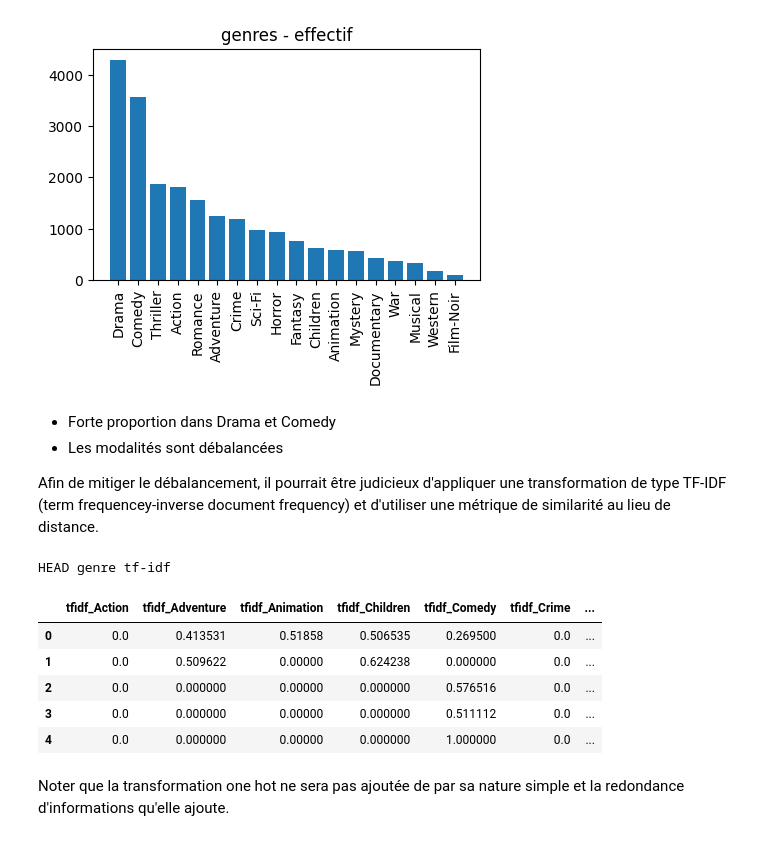
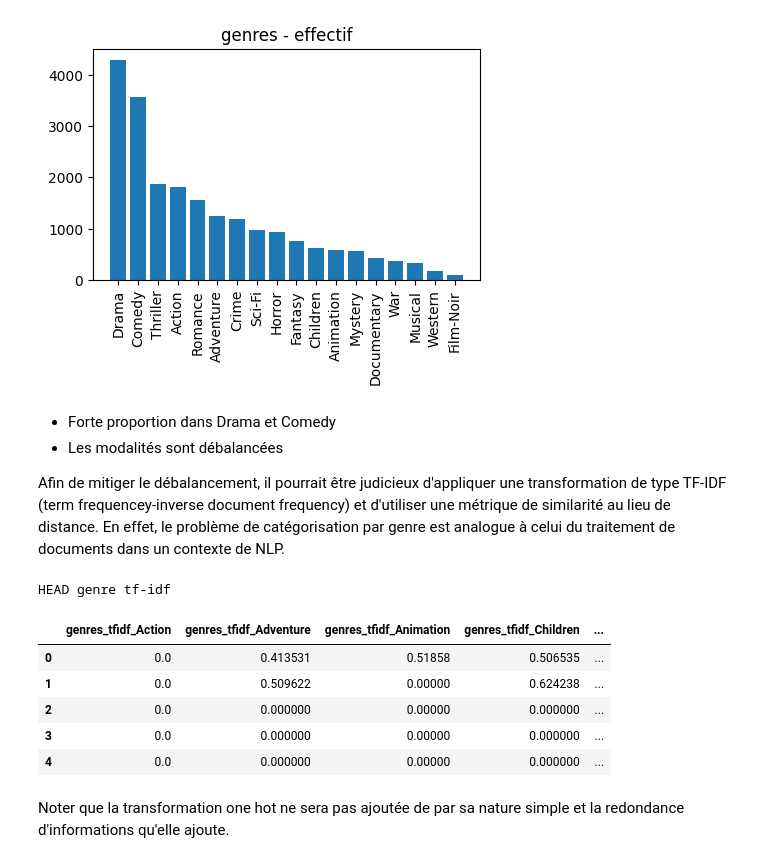
Before and after one commit to jfgagnon00/MovieLens, a Jupyter notebook: A56.ipynb, the cells around one changed output. Drawn from its saved outputs; the diff is of its cells as text; code cells hidden in the pictures.

```diff
--- a/A56.ipynb
+++ b/A56.ipynb
@@ -797,6 +797,6 @@ Une approche basée sur le clustering, plus particulièrement DBSCAN, trouvera l
 #
 # cluster par dbscan pour découvrir les outliers
 #
-coords = RobustScaler().fit_transform(user_ratings[["rating_count", "rating_freq"]])
+coords = user_ratings[["rating_count", "rating_freq"]]
 clstr.dbscan_eps_analysis(coords, figsize=(6, 3.5))
 # %% [output]
@@ -804,6 +804,6 @@ clstr.dbscan_eps_analysis(coords, figsize=(6, 3.5))
 # %%
 eps_, min_samples_ = clstr.dbscan_parameters_analysis(coords,
-                                                      eps_range=np.arange(0.25, 0.45, 0.01),
+                                                      eps_range=np.arange(30, 50, 0.5),
                                                       min_samples_range=range(2, 20))
 dbscan_ = clstr.dbscan_init(coords, eps_, min_samples_)
 clstr.show_clusters(coords,
@@ -1098,28 +1183,28 @@ Distributions - variables qualitatives
 * Forte proportion dans Drama et Comedy
 * Les modalités sont débalancées
 
-Afin de mitiger le débalancement, il pourrait être judicieux d'appliquer une transformation de type TF-IDF (term frequencey-inverse document frequency) et d'utiliser une métrique de similarité au lieu de distance.
+Afin de mitiger le débalancement, il pourrait être judicieux d'appliquer une transformation de type TF-IDF (term frequencey-inverse document frequency) et d'utiliser une métrique de similarité au lieu de distance. En effet, le problème de catégorisation par genre est analogue à celui du traitement de documents dans un contexte de NLP.
 # %%
 #
 # transformatioin tf-idf
 #
 genres_tf_idf = TfidfTransformer().fit_transform(genres_ohe_df)
-genres_tf_idf = pd.DataFrame.sparse.from_spmatrix(genres_tf_idf,
-                                                  index=genres_ohe_df.index,
-                                                  columns=genres_ohe_df.columns)
-genres_tf_idf.columns = [f"tfidf_{c}" for c in genres_tf_idf.columns]
+genres_tf_idf_df = pd.DataFrame.sparse.from_spmatrix(genres_tf_idf,
+                                                     index=genres_ohe_df.index,
+                                                     columns=genres_ohe_df.columns)
+genres_tf_idf_df.columns = [f"genres_tfidf_{c}" for c in genres_tf_idf_df.columns]
 
 # validaton par inspection visuelle
 print("HEAD genre tf-idf")
-display(genres_tf_idf.head())
+display(genres_tf_idf_df.head())
 # %% [output]
 HEAD genre tf-idf
-|  | tfidf_Action | tfidf_Adventure | tfidf_Animation | tfidf_Children | tfidf_Comedy | tfidf_Crime | ... |
-| 0 | 0.0 | 0.413531 | 0.51858 | 0.506535 | 0.269500 | 0.0 | ... |
-| 1 | 0.0 | 0.509622 | 0.00000 | 0.624238 | 0.000000 | 0.0 | ... |
-| 2 | 0.0 | 0.000000 | 0.00000 | 0.000000 | 0.576516 | 0.0 | ... |
-| 3 | 0.0 | 0.000000 | 0.00000 | 0.000000 | 0.511112 | 0.0 | ... |
-| 4 | 0.0 | 0.000000 | 0.00000 | 0.000000 | 1.000000 | 0.0 | ... |
+|  | genres_tfidf_Action | genres_tfidf_Adventure | genres_tfidf_Animation | genres_tfidf_Children | ... |
+| 0 | 0.0 | 0.413531 | 0.51858 | 0.506535 | ... |
+| 1 | 0.0 | 0.509622 | 0.00000 | 0.624238 | ... |
+| 2 | 0.0 | 0.000000 | 0.00000 | 0.000000 | ... |
+| 3 | 0.0 | 0.000000 | 0.00000 | 0.000000 | ... |
+| 4 | 0.0 | 0.000000 | 0.00000 | 0.000000 | ... |
 # %% [markdown]
 Noter que la transformation one hot ne sera pas ajoutée de par sa nature simple et la redondance d'informations qu'elle ajoute.
 # %%
```
Also changed, not shown: parts of 22 cells of this notebook, 1 other file.
